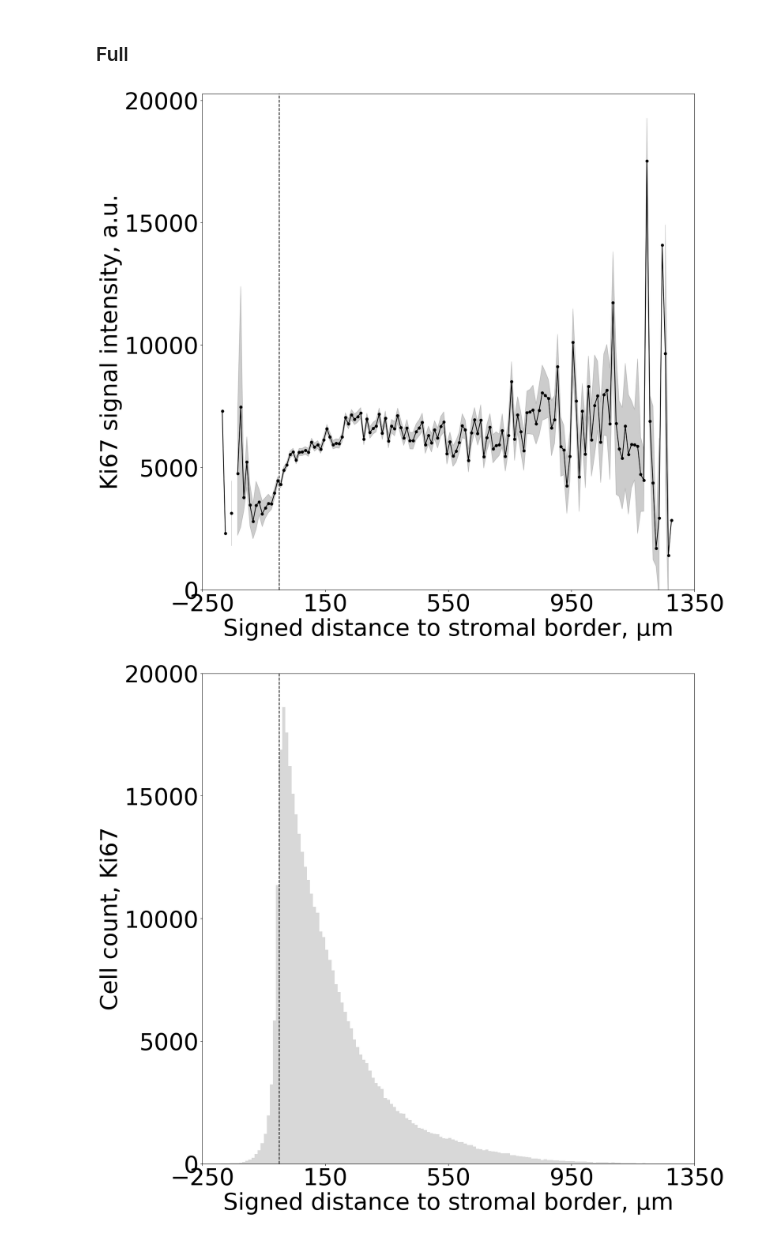
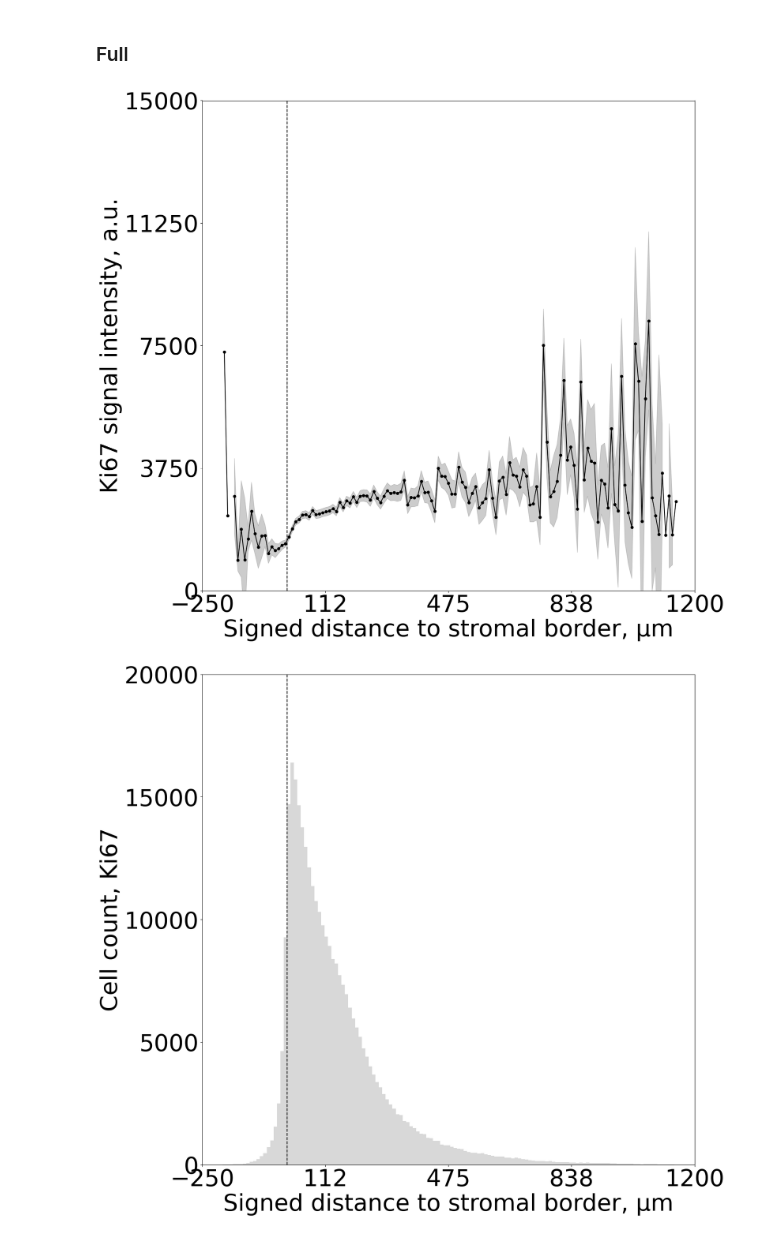
Before and after one commit to HMS-IAC/stroma-spatial-analysis-web, a Jupyter notebook: analysis/AsPC_Ki67/20250221_ki67_spatial.ipynb, the cells around one changed output. Saved outputs shown, nothing was run; the diff lists cells and outputs as text; code cells hidden in the pictures.

```diff
--- a/analysis/AsPC_Ki67/20250221_ki67_spatial.ipynb
+++ b/analysis/AsPC_Ki67/20250221_ki67_spatial.ipynb
@@ -120,7 +120,7 @@ def load_and_preprocess_files(folder_path, file_paths, expected_columns):
 # %%
 # load data
 
-folder_path =  "/Users/antoine/Harvard/IAC/image_analysis_paper_QP_projects/AsPC_Ki67/results/ML/20250301_ML_spatial_data_full"
+folder_path =  "/Users/antoine/Harvard/IAC/image_analysis_paper_QP_projects/AsPC_Ki67/results/thresholds/20250301_thresholds_spatial_data_full"
 
 expected_columns = {
     "Object ID": ["Object ID"],
@@ -138,9 +138,13 @@ file_paths = [
 ]
 
 
+# df, _ = load_and_preprocess_files(folder_path, file_paths, expected_columns)
+# df_ker488 = df[0][(df[0]['Classification'] == 'Ki67-: KER+')]
+# df_ker488_pndrg1 = df[0][df[0]['Classification'] == 'Ki67+: KER+']
+
 df, _ = load_and_preprocess_files(folder_path, file_paths, expected_columns)
-df_ker488 = df[0][(df[0]['Classification'] == 'Ki67-: KER+')]
-df_ker488_pndrg1 = df[0][df[0]['Classification'] == 'Ki67+: KER+']
+df_ker488 = df[0][(df[0]['Classification'] == 'FITC KER')]
+df_ker488_pndrg1 = df[0][df[0]['Classification'] == 'FITC KER: CY5 Ki67']
 
 print(df_ker488.shape)
 print(df_ker488_pndrg1.shape)
@@ -403,9 +407,9 @@ import matplotlib.pyplot as plt
 # Define bin size and create distance bins for the first set of data
 bin_size = 10
 min_dist = -250
-max_dist = 1350
+max_dist = 1200
 
-output_path = "/Users/antoine/Harvard/IAC/image_analysis_paper_QP_projects/AsPC_Ki67/plots"
+output_path = "/Users/antoine/Harvard/IAC/image_analysis_paper_QP_projects/AsPC_Ki67/plots/20250328_spatial_tresholds"
 
 # Distance bins and calculations for the first set of data
 distance_bins_1 = pd.cut(df_ker488_pndrg1['Signed distance to annotation Stroma µm'], bins=range(min_dist, max_dist, bin_size), right=False)
@@ -441,35 +445,35 @@ plt.tick_params(axis='both', labelsize=45)
 
 # Set axis range and define 5 evenly spaced ticks
 xticks = np.linspace(min_dist, max_dist, 5)
 plt.xticks(xticks)
-yticks = np.linspace(0, 20000, 5)
+yticks = np.linspace(0, 15000, 5)
 plt.yticks(yticks)
 
 plt.tight_layout()
-plt.savefig(f"{output_path}/20250303_Ki67_full_spatial_intensity", dpi=300, transparent=False)
+plt.savefig(f"{output_path}/20250328_Ki67_full_spatial_intensity", dpi=300, transparent=False)
 plt.show()
 plt.close()
 
 plt.figure(figsize=(17, 15))
 plt.xlim([min_dist, max_dist])
 plt.ylabel(r'Cell count, Ki67', color='black', fontsize=45)
 plt.axvline(x=0, ls='--', color='black')
 plt.bar(bin_midpoints_1, combined_count, color='grey', width=bin_size, align='center', alpha=0.3, label='Ki67+') # color='#f781bf'
 # plt.bar(bin_midpoints_2, num_data_points_2.values, color='#377eb8', width=bin_size, align='center', alpha=0.3, label='Ki67-')
 plt.ylim([0, None])
 plt.xlabel(r'Signed distance to stromal border, µm', color='black', fontsize=45)
 plt.tick_params(axis='both', labelsize=45)
 
 # Set axis range and define 5 evenly spaced ticks
 xticks = np.linspace(min_dist, max_dist, 5)
 plt.xticks(xticks)
 yticks = np.linspace(0, 20000, 5)
 plt.yticks(yticks)
 
 plt.tight_layout()
-plt.savefig(f"{output_path}/20250303_Ki67_full_spatial_cell_count", dpi=300, transparent=False)
+plt.savefig(f"{output_path}/20250328_Ki67_full_spatial_cell_count", dpi=300, transparent=False)
 plt.show()
 plt.close()
 # %% [output]
-[figure, old version]
+[figure, new version]
-[figure, old version]
+[figure, new version]
```
Also changed, not shown: parts of 3 cells of this notebook, 7 other files.
